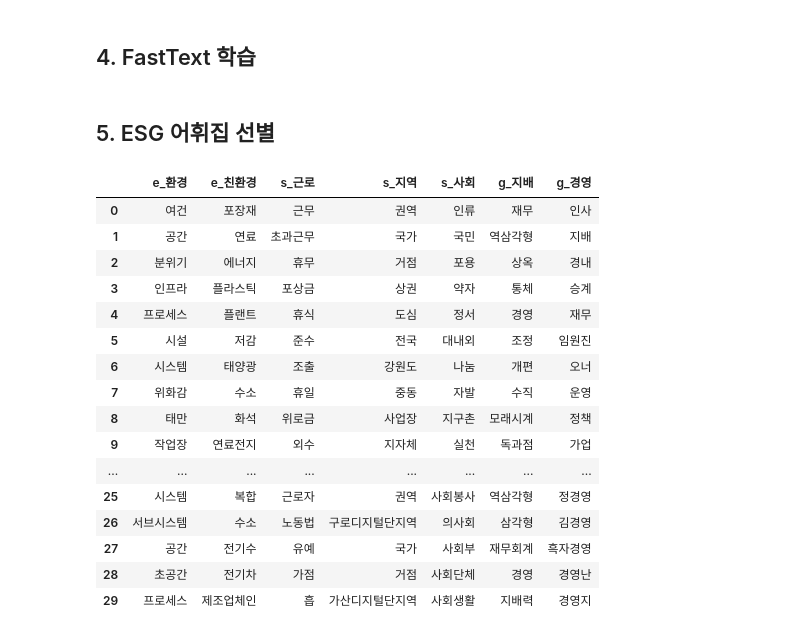
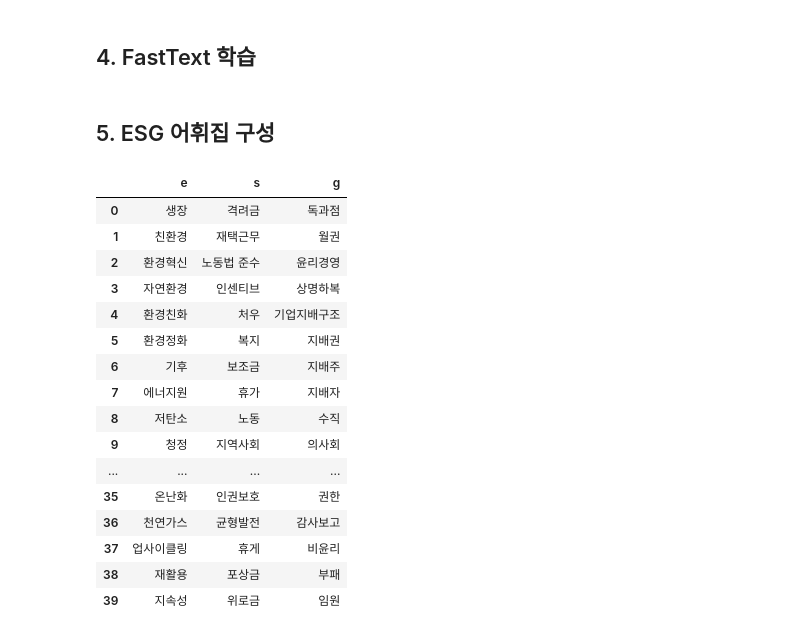
Before and after one commit to March-of-the-Ants/ESG-Rating-System, a Jupyter notebook: modelling/esg_dictionary/esc_dict.ipynb, the cells around one changed output. Saved outputs shown, nothing was run; the diff lists cells and outputs as text; code cells hidden in the pictures.

```diff
--- a/modelling/esg_dictionary/esc_dict.ipynb
+++ b/modelling/esg_dictionary/esc_dict.ipynb
@@ -80,6 +80,7 @@ tokens = []
 for doc in tqdm(df['doc']):
     if len(doc) > 1:
         token = tokenizer.morphs(doc)
+        if
         tokens.append(token)
 # %% [markdown]
 ## 3. Word2Vec 학습
@@ -96,13 +97,13 @@ g1_경영 = model1.wv.most_similar("경영")
 # %%
-model2 = Word2Vec(tokens, window=5, min_count=5, workers=4, sg=1)
+model2 = Word2Vec(tokens, size=100, window=5, min_count=5, workers=4, sg=1)
 
-e2_환경 = model2.wv.most_similar("환경")
-e2_친환경 = model2.wv.most_similar("친환경")
-s2_근로 = model2.wv.most_similar("근로")
-s2_지역 = model2.wv.most_similar("지역")
-s2_사회 = model2.wv.most_similar("사회")
-g2_지배 = model2.wv.most_similar("지배")
-g2_경영 = model2.wv.most_similar("경영")
+e2_환경 = model2.wv.most_similar("환경", topn=30)
+e2_친환경 = model2.wv.most_similar("친환경", topn=30)
+s2_근로 = model2.wv.most_similar("근로", topn=30)
+s2_지역 = model2.wv.most_similar("지역", topn=30)
+s2_사회 = model2.wv.most_similar("사회", topn=30)
+g2_지배 = model2.wv.most_similar("지배", topn=30)
+g2_경영 = model2.wv.most_similar("경영", topn=30)
 # %% [markdown]
 ## 4. FastText 학습
 # %%
@@ -113,13 +114,13 @@ model3 = FastText(tokens, window=5, min_count=5, sg=0)
 #            total_examples=model3.corpus_count,
 #            total_words=model3.corpus_total_words)
 
-e3_환경 = model3.wv.most_similar("환경")
-e3_친환경 = model3.wv.most_similar("친환경")
-s3_근로 = model3.wv.most_similar("근로")
-s3_지역 = model3.wv.most_similar("지역")
-s3_사회 = model3.wv.most_similar("사회")
-g3_지배 = model3.wv.most_similar("지배")
-g3_경영 = model3.wv.most_similar("경영")
+e3_환경 = model3.wv.most_similar("환경", topn=30)
+e3_친환경 = model3.wv.most_similar("친환경", topn=30)
+s3_근로 = model3.wv.most_similar("근로", topn=30)
+s3_지역 = model3.wv.most_similar("지역", topn=30)
+s3_사회 = model3.wv.most_similar("사회", topn=30)
+g3_지배 = model3.wv.most_similar("지배", topn=30)
+g3_경영 = model3.wv.most_similar("경영", topn=30)
 # %%
 e_환경 = e1_환경 + e2_환경 + e3_환경
 e_친환경 = e1_친환경 + e2_친환경 + e3_친환경
@@ -148,24 +149,4 @@ g_경영 = make_dict(g_경영)
 # df.columns = ['e_환경', 'e_친환경', 's_근로', 's_지역', 's_사회', 'g_지배', ' g_경영']
 # df.to_csv('/content/drive/MyDrive/dict.csv', index=False)
 # %% [markdown]
-## 5. ESG 어휘집 선별
+## 5. ESG 어휘집 구성
-# %%
-df
-# %% [output]
-|  | e_환경 | e_친환경 | s_근로 | s_지역 | s_사회 | g_지배 | g_경영 |
-| 0 | 여건 | 포장재 | 근무 | 권역 | 인류 | 재무 | 인사 |
-| 1 | 공간 | 연료 | 초과근무 | 국가 | 국민 | 역삼각형 | 지배 |
-| 2 | 분위기 | 에너지 | 휴무 | 거점 | 포용 | 상옥 | 경내 |
-| 3 | 인프라 | 플라스틱 | 포상금 | 상권 | 약자 | 통체 | 승계 |
-| 4 | 프로세스 | 플랜트 | 휴식 | 도심 | 정서 | 경영 | 재무 |
-| 5 | 시설 | 저감 | 준수 | 전국 | 대내외 | 조정 | 임원진 |
-| 6 | 시스템 | 태양광 | 조출 | 강원도 | 나눔 | 개편 | 오너 |
-| 7 | 위화감 | 수소 | 휴일 | 중동 | 자발 | 수직 | 운영 |
-| 8 | 태만 | 화석 | 위로금 | 사업장 | 지구촌 | 모래시계 | 정책 |
-| 9 | 작업장 | 연료전지 | 외수 | 지자체 | 실천 | 독과점 | 가업 |
-| ... | ... | ... | ... | ... | ... | ... | ... |
-| 25 | 시스템 | 복합 | 근로자 | 권역 | 사회봉사 | 역삼각형 | 정경영 |
-| 26 | 서브시스템 | 수소 | 노동법 | 구로디지털단지역 | 의사회 | 삼각형 | 김경영 |
-| 27 | 공간 | 전기수 | 유예 | 국가 | 사회부 | 재무회계 | 흑자경영 |
-| 28 | 초공간 | 전기차 | 가점 | 거점 | 사회단체 | 경영 | 경영난 |
-| 29 | 프로세스 | 제조업체인 | 흡 | 가산디지털단지역 | 사회생활 | 지배력 | 경영지 |
@@ -189,0 +153,21 @@ centor_g = ['권한','이사회','자금','예산','성과급','예산 유연성
+# %%
+df = pd.DataFrame(zip(e_친환경, s_사회, g_지배), columns = ['e', 's', 'g'])
+df
+# %% [output]
+|  | e | s | g |
+| 0 | 생장 | 격려금 | 독과점 |
+| 1 | 친환경 | 재택근무 | 월권 |
+| 2 | 환경혁신 | 노동법 준수 | 윤리경영 |
+| 3 | 자연환경 | 인센티브 | 상명하복 |
+| 4 | 환경친화 | 처우 | 기업지배구조 |
+| 5 | 환경정화 | 복지 | 지배권 |
+| 6 | 기후 | 보조금 | 지배주 |
+| 7 | 에너지원 | 휴가 | 지배자 |
+| 8 | 저탄소 | 노동 | 수직 |
+| 9 | 청정 | 지역사회 | 의사회 |
+| ... | ... | ... | ... |
+| 35 | 온난화 | 인권보호 | 권한 |
+| 36 | 천연가스 | 균형발전 | 감사보고 |
+| 37 | 업사이클링 | 휴게 | 비윤리 |
+| 38 | 재활용 | 포상금 | 부패 |
+| 39 | 지속성 | 위로금 | 임원 |
```
Also changed, not shown: parts of 3 cells of this notebook, 6 other files.
